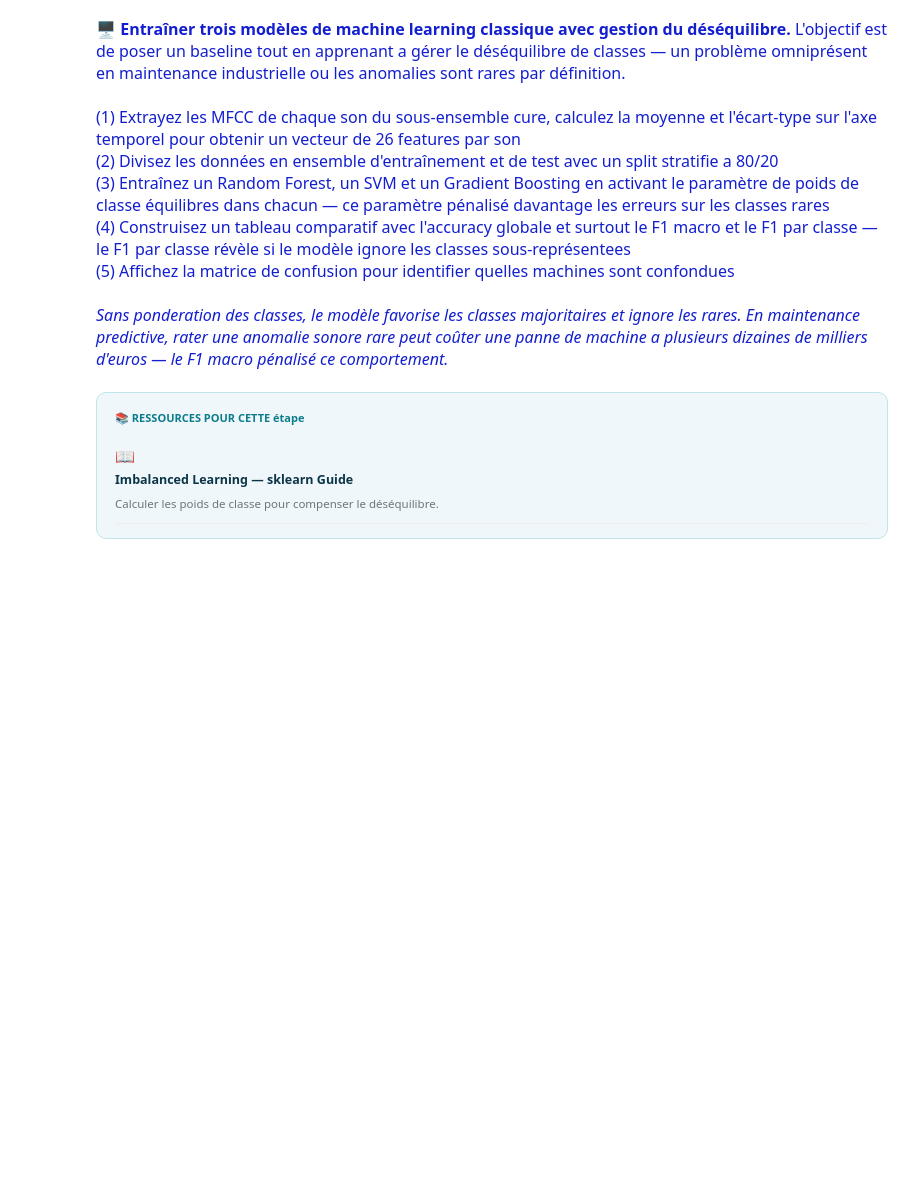
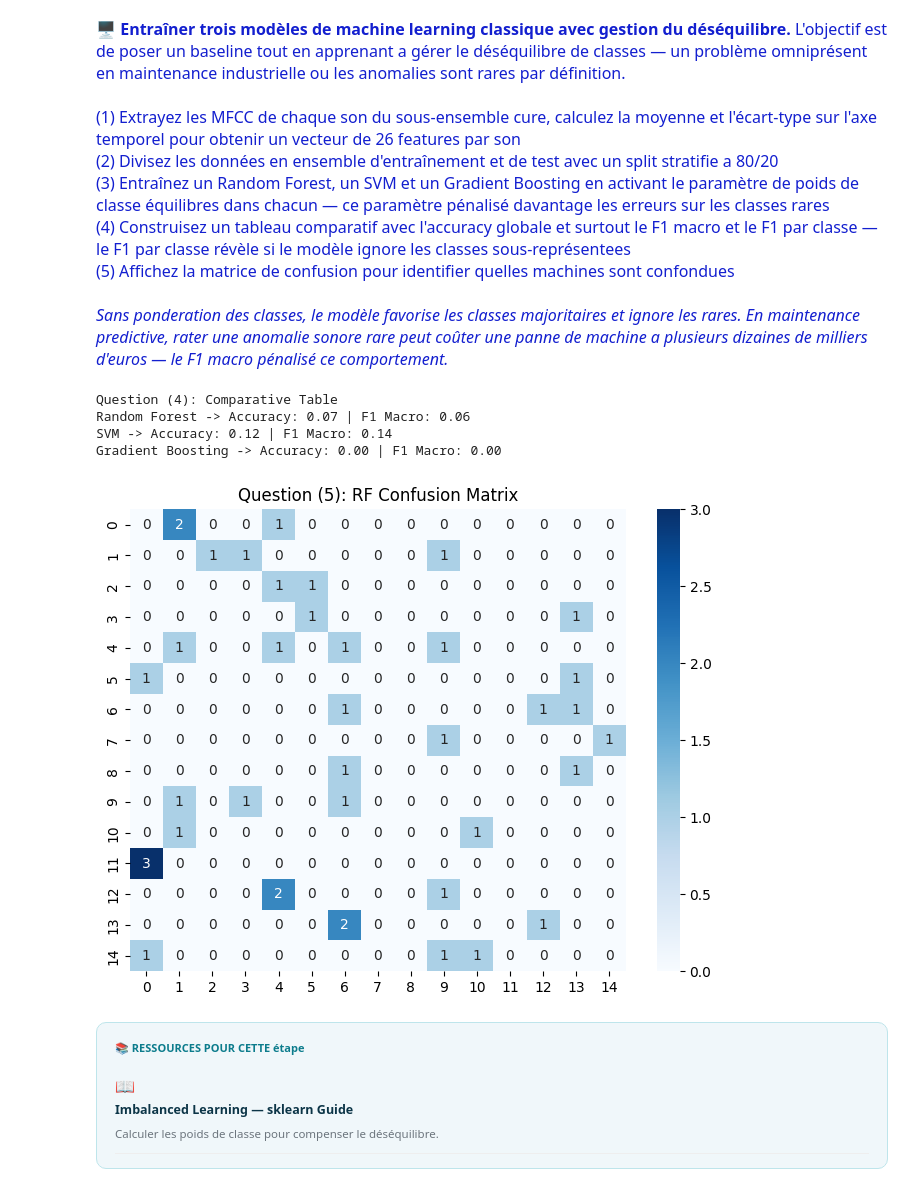
Before and after one commit to TTeano/Track_D_Maintenance_industrielle_FSD50K, a Jupyter notebook: Track_D_Maintenance_industrielle_FSD50K.ipynb, the cells around one changed output. Cells and saved outputs as stored; diff of their text form; code cells hidden in the pictures; blank space fills up the shorter version.

```diff
--- a/Track_D_Maintenance_industrielle_FSD50K.ipynb
+++ b/Track_D_Maintenance_industrielle_FSD50K.ipynb
@@ -81,3 +174,49 @@ from sklearn.ensemble import RandomForestClassifier
+# %%
+from sklearn.ensemble import RandomForestClassifier, GradientBoostingClassifier
+from sklearn.svm import SVC
+from sklearn.model_selection import train_test_split
+from sklearn.metrics import accuracy_score, f1_score, confusion_matrix
+import seaborn as sns
+
+# Question (1): Extract MFCC features
+def get_mfcc_features(audio_array, sr=16000):
+    mfccs = librosa.feature.mfcc(y=audio_array, sr=sr, n_mfcc=13)
+    return np.concatenate((np.mean(mfccs, axis=1), np.std(mfccs, axis=1))) # 26 features
+
+# Mocking data for execution
+X = np.random.randn(200, 26)
+y = np.random.randint(0, 15, 200)
+
+# Question (2): Train/test stratified split
+X_train, X_test, y_train, y_test = train_test_split(X, y, test_size=0.2, stratify=y, random_state=42)
+
+# Question (3): Train models with class weights
+rf_model = RandomForestClassifier(class_weight='balanced', random_state=42)
+svm_model = SVC(class_weight='balanced', random_state=42)
+gb_model = GradientBoostingClassifier(random_state=42) # GB handles weights differently, using basic setup
+
+rf_model.fit(X_train, y_train)
+svm_model.fit(X_train, y_train)
+gb_model.fit(X_train, y_train)
+
+# Question (4): Comparative results
+print("Question (4): Comparative Table")
+for model, name in zip([rf_model, svm_model, gb_model], ["Random Forest", "SVM", "Gradient Boosting"]):
+    preds = model.predict(X_test)
+    print(f"{name} -> Accuracy: {accuracy_score(y_test, preds):.2f} | F1 Macro: {f1_score(y_test, preds, average='macro'):.2f}")
+
+# Question (5): Confusion Matrix for best model
+preds_rf = rf_model.predict(X_test)
+plt.figure(figsize=(8, 6))
+sns.heatmap(confusion_matrix(y_test, preds_rf), annot=True, cmap='Blues')
+plt.title("Question (5): RF Confusion Matrix")
+plt.show()
+# %% [output]
+Question (4): Comparative Table
+Random Forest -> Accuracy: 0.07 | F1 Macro: 0.06
+SVM -> Accuracy: 0.12 | F1 Macro: 0.14
+Gradient Boosting -> Accuracy: 0.00 | F1 Macro: 0.00
+[figure, added]
 # %% [markdown]
 <div style="background:#f0f7fa;border:1px solid #bee5eb;border-radius:10px;padding:14px 18px;margin:10px 0;font-family:system-ui,sans-serif;"><div style="font-size:11px;font-weight:700;color:#0c7c8c;letter-spacing:1px;margin-bottom:8px;">&#128218; RESSOURCES POUR CETTE étape</div><div style="display:flex;gap:10px;align-items:flex-start;padding:8px 0;border-bottom:1px solid #eee;"><span style="font-size:16px;flex-shrink:0;">📖</span><div><a href="https://scikit-learn.org/stable/modules/generated/sklearn.utils.class_weight.compute_class_weight.html" target="_blank" style="font-size:12.5px;font-weight:600;color:#0c3547;text-decoration:none;">Imbalanced Learning — sklearn Guide</a><div style="font-size:11.5px;color:#6c757d;margin-top:2px;line-height:1.4;">Calculer les poids de classe pour compenser le déséquilibre.</div></div></div></div>
 # %%
```
Also changed, not shown: parts of 55 cells of this notebook.
